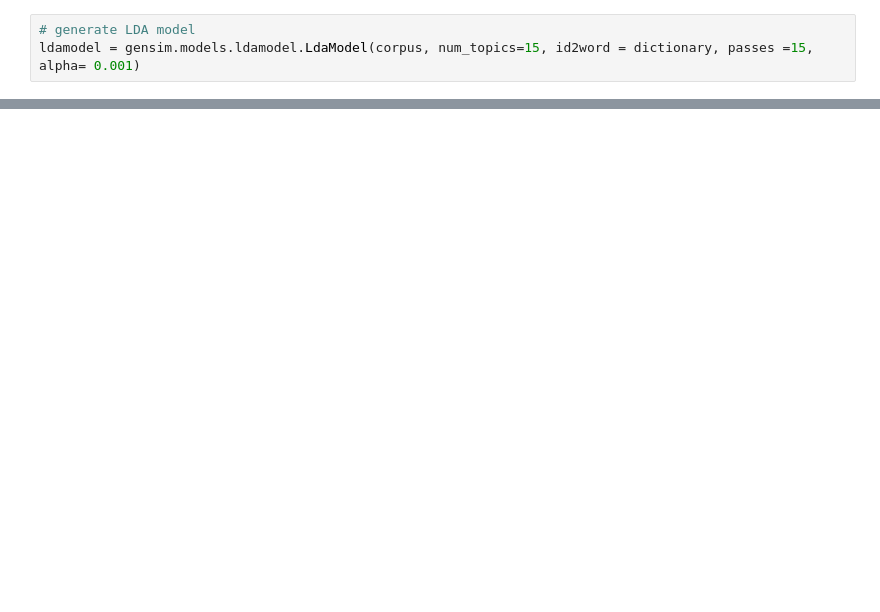
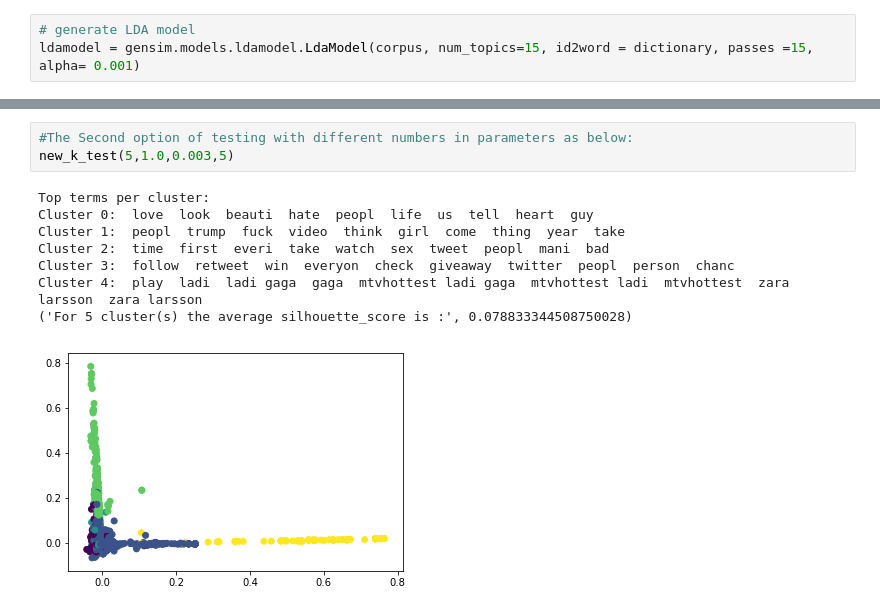
Before and after one commit to keangcheang/Springboard_exercise, a Jupyter notebook: Second_Capstone/Twitter_Topic_Modeling.ipynb, the cells around one changed output, grey strips where cells are left out. Cells and saved outputs as stored; diff of their text form; blank space fills up the shorter version.

```diff
--- a/Second_Capstone/Twitter_Topic_Modeling.ipynb
+++ b/Second_Capstone/Twitter_Topic_Modeling.ipynb
@@ -345,0 +521,12 @@ http://pandas.pydata.org/pandas-docs/stable/indexing.html#ix-indexer-is-deprecat
+# %%
+#The Second option of testing with different numbers in parameters as below:
+new_k_test(5,1.0,0.003,5)
+# %% [output]
+Top terms per cluster:
+Cluster 0:  love  look  beauti  hate  peopl  life  us  tell  heart  guy
+Cluster 1:  peopl  trump  fuck  video  think  girl  come  thing  year  take
+Cluster 2:  time  first  everi  take  watch  sex  tweet  peopl  mani  bad
+Cluster 3:  follow  retweet  win  everyon  check  giveaway  twitter  peopl  person  chanc
+Cluster 4:  play  ladi  ladi gaga  gaga  mtvhottest ladi gaga  mtvhottest ladi  mtvhottest  zara  larsson  zara larsson
+('For 5 cluster(s) the average silhouette_score is :', 0.078833344508750028)
+[figure, added]
```
Also changed, not shown: parts of 27 cells of this notebook.
